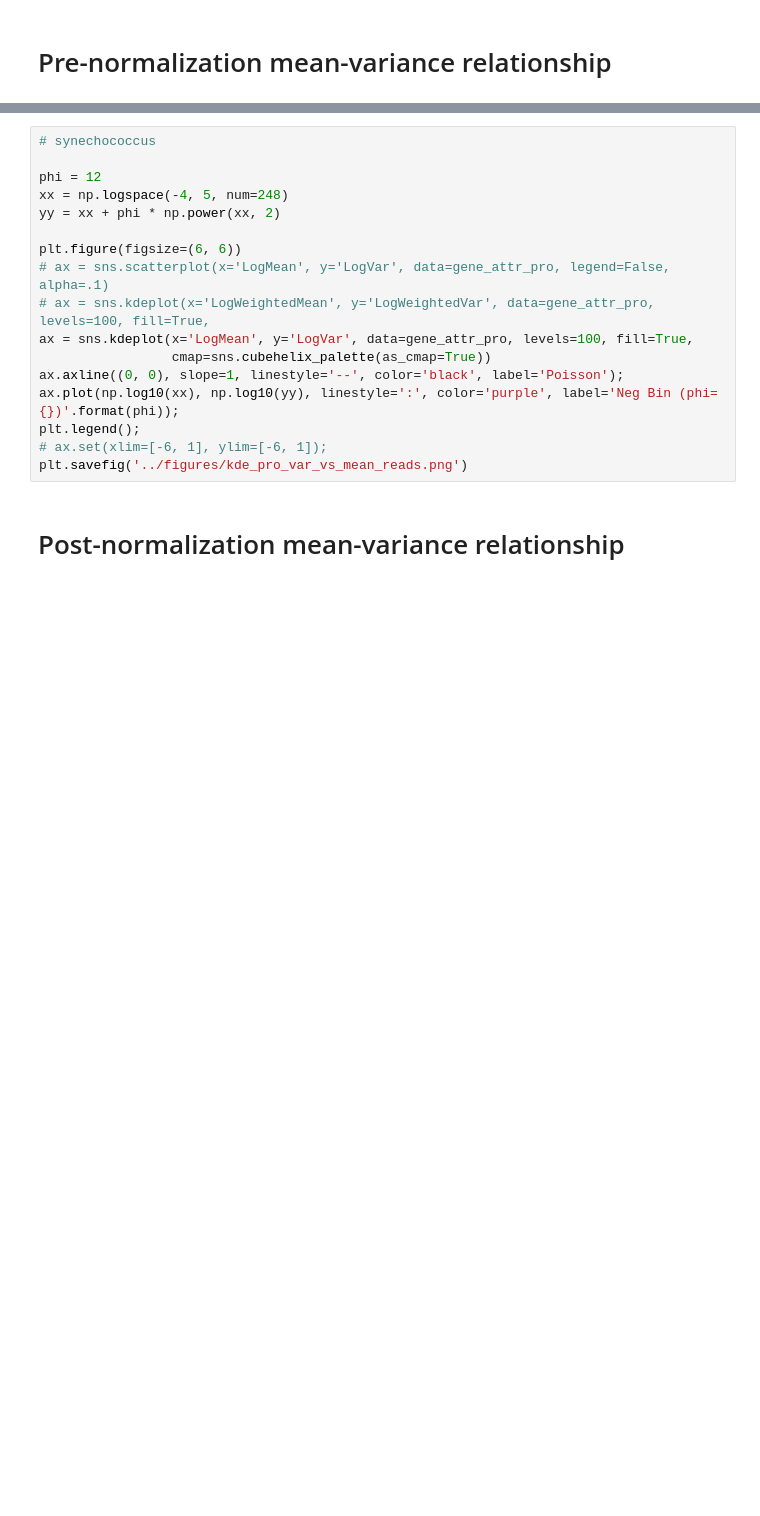
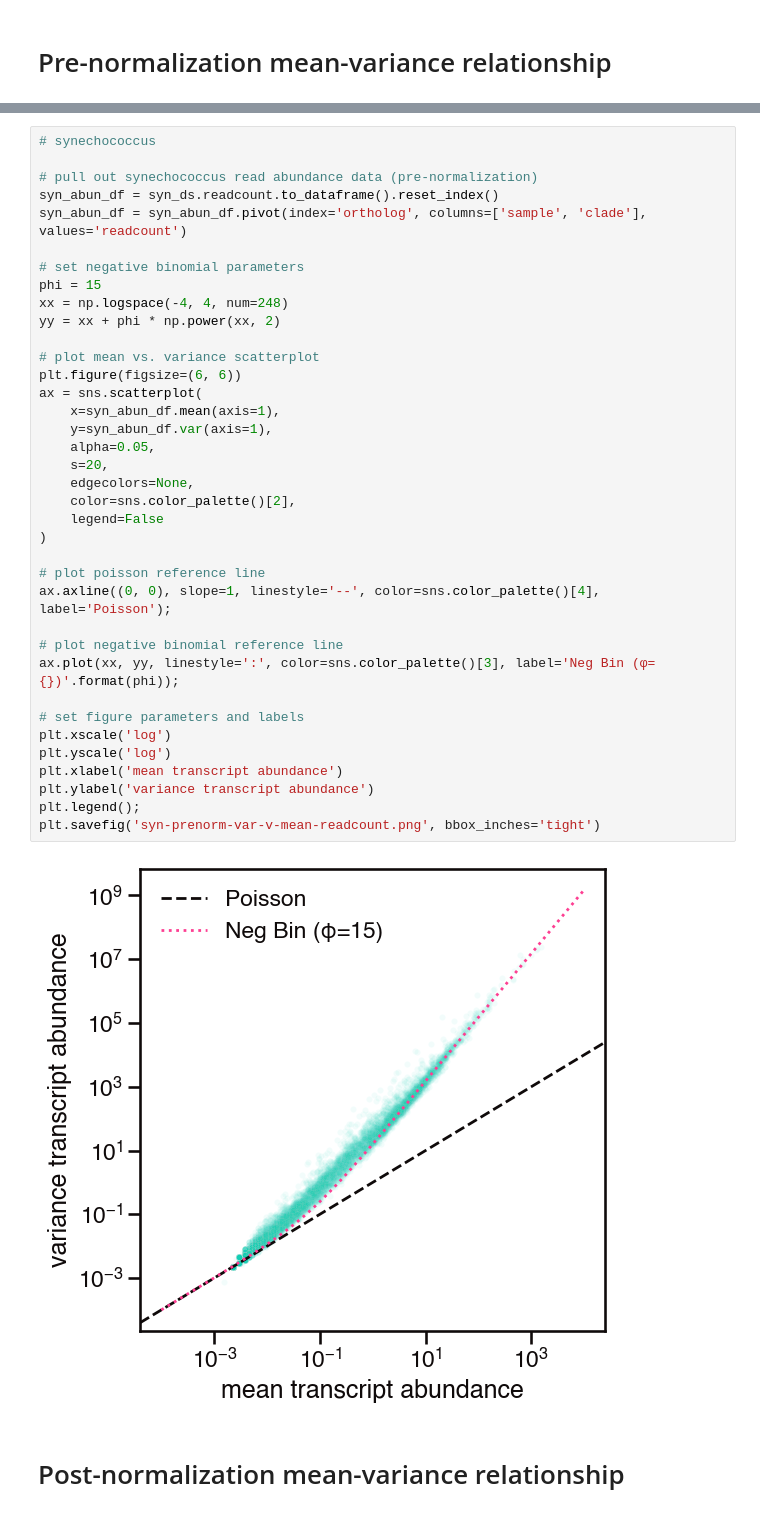
Before and after one commit to blasks/barnacle-manuscript, a Jupyter notebook: figures/3-normalization/normalization-figures.ipynb, the cells around one changed output, grey strips where cells are left out. Cells and saved outputs as stored; diff of their text form; blank space fills up the shorter version.

```diff
--- a/figures/3-normalization/normalization-figures.ipynb
+++ b/figures/3-normalization/normalization-figures.ipynb
@@ -119,19 +145,41 @@ plt.savefig('../figures/kde_pro_var_vs_mean_reads.png')
 # %%
 # synechococcus
 
-phi = 12
-xx = np.logspace(-4, 5, num=248)
+# pull out synechococcus read abundance data (pre-normalization)
+syn_abun_df = syn_ds.readcount.to_dataframe().reset_index()
+syn_abun_df = syn_abun_df.pivot(index='ortholog', columns=['sample', 'clade'], values='readcount')
+
+# set negative binomial parameters
+phi = 15
+xx = np.logspace(-4, 4, num=248)
 yy = xx + phi * np.power(xx, 2)
 
+# plot mean vs. variance scatterplot
 plt.figure(figsize=(6, 6))
-# ax = sns.scatterplot(x='LogMean', y='LogVar', data=gene_attr_pro, legend=False, alpha=.1)
-# ax = sns.kdeplot(x='LogWeightedMean', y='LogWeightedVar', data=gene_attr_pro, levels=100, fill=True,
-ax = sns.kdeplot(x='LogMean', y='LogVar', data=gene_attr_pro, levels=100, fill=True,
-                 cmap=sns.cubehelix_palette(as_cmap=True))
-ax.axline((0, 0), slope=1, linestyle='--', color='black', label='Poisson');
-ax.plot(np.log10(xx), np.log10(yy), linestyle=':', color='purple', label='Neg Bin (phi={})'.format(phi));
+ax = sns.scatterplot(
+    x=syn_abun_df.mean(axis=1),
+    y=syn_abun_df.var(axis=1),
+    alpha=0.05,
+    s=20,
+    edgecolors=None,
+    color=sns.color_palette()[2],
+    legend=False
+)
+
+# plot poisson reference line
+ax.axline((0, 0), slope=1, linestyle='--', color=sns.color_palette()[4], label='Poisson');
+
+# plot negative binomial reference line
+ax.plot(xx, yy, linestyle=':', color=sns.color_palette()[3], label='Neg Bin (φ={})'.format(phi));
+
+# set figure parameters and labels
+plt.xscale('log')
+plt.yscale('log')
+plt.xlabel('mean transcript abundance')
+plt.ylabel('variance transcript abundance')
 plt.legend();
-# ax.set(xlim=[-6, 1], ylim=[-6, 1]);
-plt.savefig('../figures/kde_pro_var_vs_mean_reads.png')
+plt.savefig('syn-prenorm-var-v-mean-readcount.png', bbox_inches='tight')
+# %% [output]
+[figure, added]
 # %% [markdown]
 # Post-normalization mean-variance relationship
```
Also changed, not shown: parts of 9 cells of this notebook.
